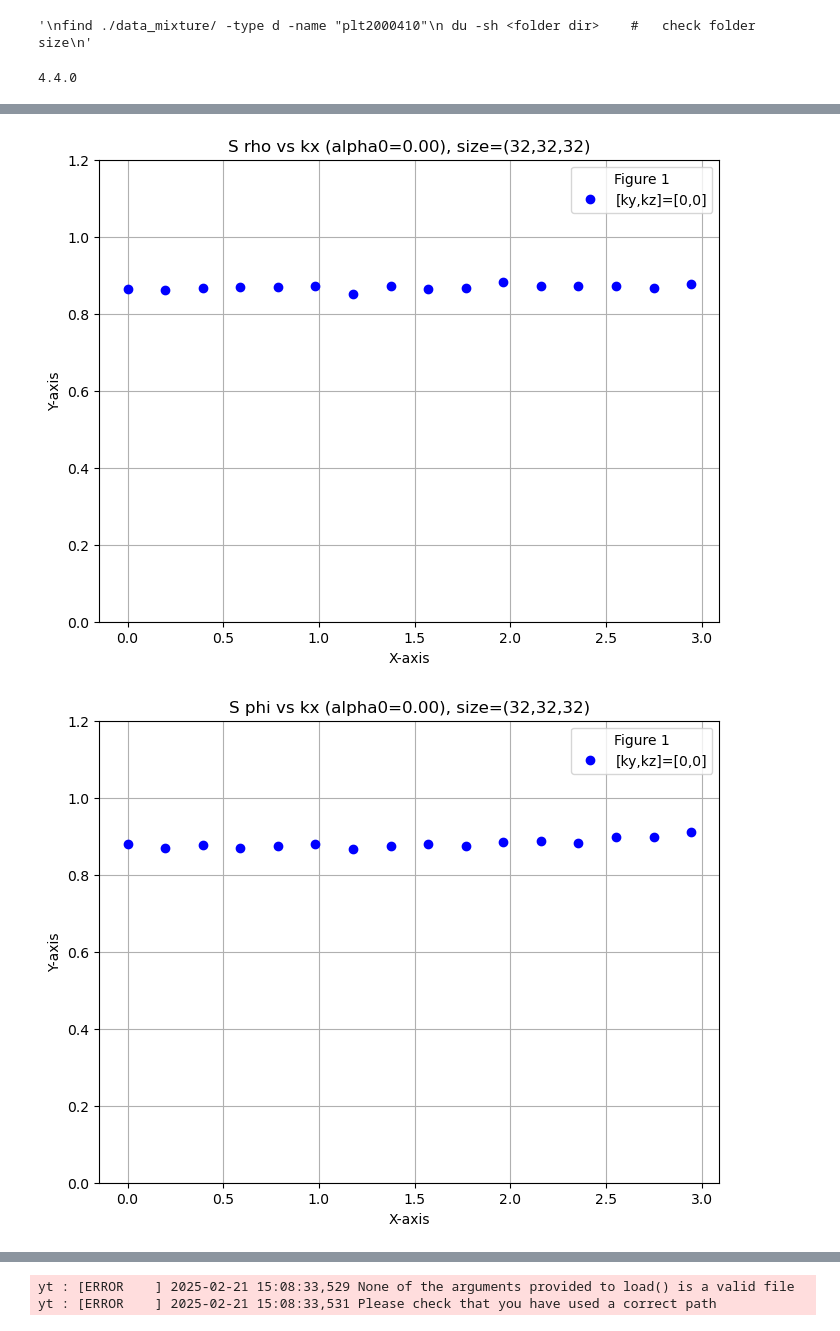
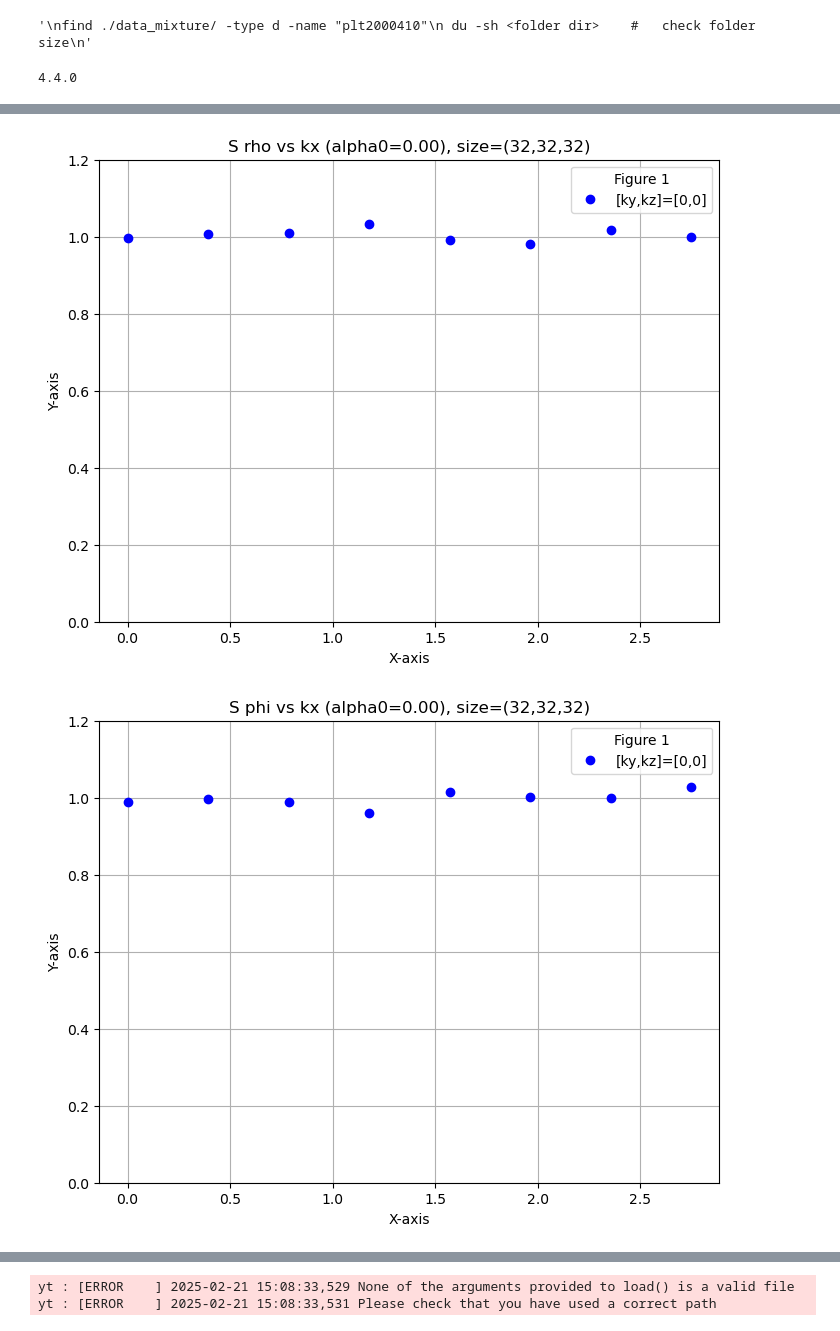
Before and after one commit to MDProject/LBMeX, a Jupyter notebook: src_lbm/shan-chen/Correlation.ipynb, the cells around one changed output, grey strips where cells are left out. Drawn from its saved outputs; the diff is of its cells as text; code cells hidden in the pictures.

```diff
--- a/src_lbm/shan-chen/Correlation.ipynb
+++ b/src_lbm/shan-chen/Correlation.ipynb
@@ -26,7 +26,7 @@ print(yt.__version__)
 
 ############    modify if needed    ############################
 step1 = 410
-step_SF = 900400 #3500400   #900400
+step_SF = 400000 #3500400   #900400
 temperature = 1e-5
 alpha0 = 0.
 cs2 = 1./3.
@@ -35,25 +35,19 @@ ny = 32#2
 nz = 32#2
 #######################################################
 
-plot_file_dir_SF_mag = "./data_mixture/lbm_data_shshan_alpha0_" + "{:.2f}".format(alpha0) +\
-          "_xi_" + "{:.1e}".format(temperature) + "_size{:d}-{:d}-{:d}_continue/plt_SF_mag00".format(nx,ny,nz) +\
-              f"{step_SF:07d}" # total 9 digits number for step info
-plot_file_dir_SF_real_imag = "./data_mixture/lbm_data_shshan_alpha0_" + "{:.2f}".format(alpha0) +\
-          "_xi_" + "{:.1e}".format(temperature) + "_size{:d}-{:d}-{:d}_continue/plt_SF_real_imag00".format(nx,ny,nz) +\
-              f"{step_SF:07d}"
+plot_file_dir_SF_mag = "./data_mixture/plt_SF_mag00" + f"{step_SF:07d}" # total 9 digits number for step info
+plot_file_dir_SF_real_imag = "./data_mixture/lbm_data_shshan_alpha0_" + f"{step_SF:07d}"
 ds = yt.load(plot_file_dir_SF_mag)
 print(ds.field_list)
 #profile_data = ds.all_data()[("boxlib", "struct_fact_rho_rho")].to_ndarray()
 profile_data = ds.covering_grid(
     level=0, left_edge=ds.domain_left_edge, dims=ds.domain_dimensions
 )
-S_rho_FHDeX = profile_data["boxlib", "struct_fact_rho_rho"] # magnitude
-S_phi_FHDeX = profile_data["boxlib", "struct_fact_phi_phi"] # magnitude
-S_ufx_FHDeX = profile_data["boxlib", "struct_fact_ufx_ufx"] # magnitude
-S_ufy_FHDeX = profile_data["boxlib", "struct_fact_ufy_ufy"] # magnitude
-S_ufz_FHDeX = profile_data["boxlib", "struct_fact_ufz_ufz"] # magnitude
-S_ufyx_FHDeX = profile_data["boxlib", "struct_fact_ufy_ufx"] # magnitude
-S_ufzy_FHDeX = profile_data["boxlib", "struct_fact_ufz_ufy"] # magnitude
+S_rho_FHDeX = profile_data["boxlib", "struct_fact_rhoA_rhoA"] # magnitude
+S_phi_FHDeX = profile_data["boxlib", "struct_fact_rhoB_rhoB"] # magnitude
+S_ufx_FHDeX = profile_data["boxlib", "struct_fact_uAx_uAx"] # magnitude
+S_ufy_FHDeX = profile_data["boxlib", "struct_fact_uAy_uAy"] # magnitude
+S_ufz_FHDeX = profile_data["boxlib", "struct_fact_uAz_uAz"] # magnitude
 
 print((S_rho_FHDeX/(temperature/cs2)))
 
@@ -63,11 +57,10 @@ kx = 2*np.pi/box[0]*(np.linspace(0, nxh-1, nxh))
 
 S_rho_array_kx = S_rho_FHDeX[nxh%box[0]:(2*nxh-1)%box[0]+1,0,0]/(temperature/cs2)
 S_phi_array_kx = S_phi_FHDeX[nxh%box[0]:(2*nxh-1)%box[0]+1,0,0]/(temperature/cs2)
-S_ufx_array_kx = S_ufx_FHDeX[nxh%box[0]:(2*nxh-1)%box[0]+1,0,0]/(temperature/2.)
-S_ufy_array_kx = S_ufy_FHDeX[nxh%box[0]:(2*nxh-1)%box[0]+1,0,0]/(temperature/2.)
-S_ufz_array_kx = S_ufz_FHDeX[nxh%box[0]:(2*nxh-1)%box[0]+1,0,0]/(temperature/2.)
-S_ufyx_array_kx = S_ufyx_FHDeX[nxh%box[0]:(2*nxh-1)%box[0]+1,0,0]/(temperature/2.)
-S_ufzy_array_kx = S_ufzy_FHDeX[nxh%box[0]:(2*nxh-1)%box[0]+1,0,0]/(temperature/2.)
+S_ufx_array_kx = S_ufx_FHDeX[nxh%box[0]:(2*nxh-1)%box[0]+1,0,0]/(temperature)
+S_ufy_array_kx = S_ufy_FHDeX[nxh%box[0]:(2*nxh-1)%box[0]+1,0,0]/(temperature)
+S_ufz_array_kx = S_ufz_FHDeX[nxh%box[0]:(2*nxh-1)%box[0]+1,0,0]/(temperature)
+
 '''
 S_rho_array_kx = S_rho_FHDeX[0:nxh,0,0]/(temperature/cs2)
 S_phi_array_kx = S_phi_FHDeX[0:nxh,0,0]/(temperature/cs2)
@@ -131,28 +124,6 @@ plt.title("S ufz vs kx (alpha0={:.2f}), size=({:d},{:d},{:d})".format(alpha0,nx,
 plt.ylim(0,1.6)
 plt.grid(True)
 
-plt.figure(6, figsize=(8, 6), dpi=100)  # Optional: Set the figure size
-#fig, ax = plt.subplots()
-plt.plot(kx, S_ufyx_array_kx, label="[ky,kz]=[0,0]", marker='o', linestyle='', color='b')
-plt.legend(title="Figure 1")
-
-plt.xlabel("X-axis")  # X-axis label
-plt.ylabel("Y-axis")  # Y-axis label
-plt.title("S ufyx vs kx (alpha0={:.2f}), size=({:d},{:d},{:d})".format(alpha0,nx,ny,nz))  # Plot title
-plt.ylim(0,0.6)
-plt.grid(True)
-
-plt.figure(7, figsize=(8, 6), dpi=100)  # Optional: Set the figure size
-#fig, ax = plt.subplots()
-plt.plot(kx, S_ufyx_array_kx, label="[ky,kz]=[0,0]", marker='o', linestyle='', color='b')
-plt.legend(title="Figure 1")
-
-plt.xlabel("X-axis")  # X-axis label
-plt.ylabel("Y-axis")  # Y-axis label
-plt.title("S ufzy vs kx (alpha0={:.2f}), size=({:d},{:d},{:d})".format(alpha0,nx,ny,nz))  # Plot title
-plt.ylim(0,0.6)
-plt.grid(True)
-
 # Show the plot
 plt.show()
 #plt.savefig('my_plot.png', dpi=300)
@@ -182,2 +153,2 @@ yt : [INFO     ] 2025-03-17 15:41:07,828 Parameters: domain_right_edge         =
-[figure, old version]
+[figure, new version]
-[figure, old version]
+[figure, new version]
```
Also changed, not shown: parts of 1 cell of this notebook, 3 other files.
